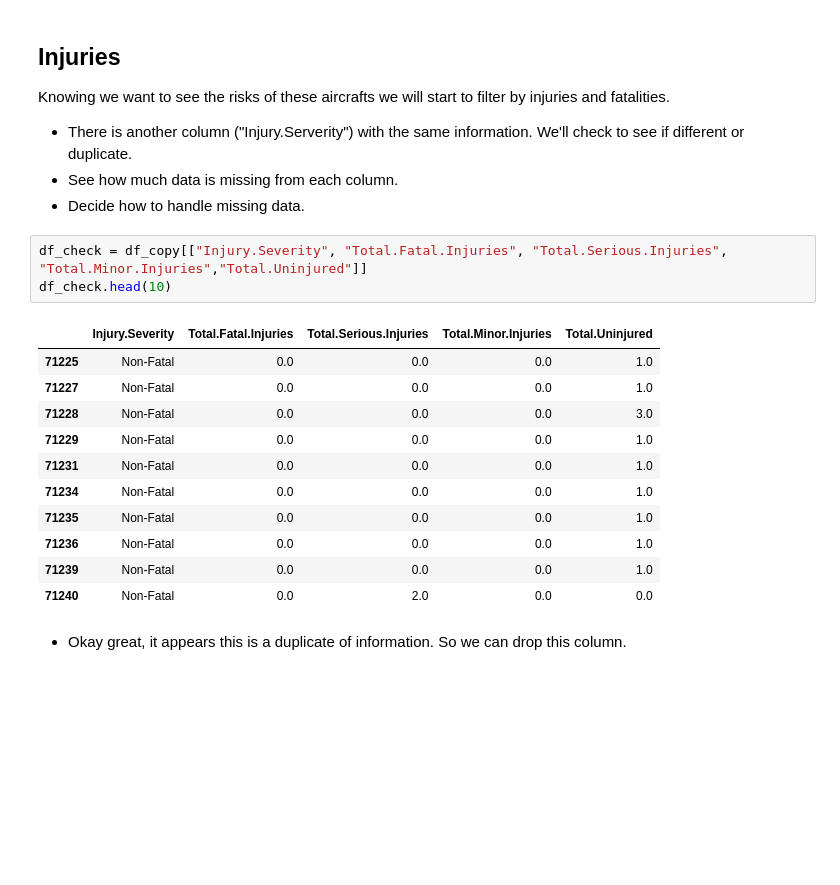
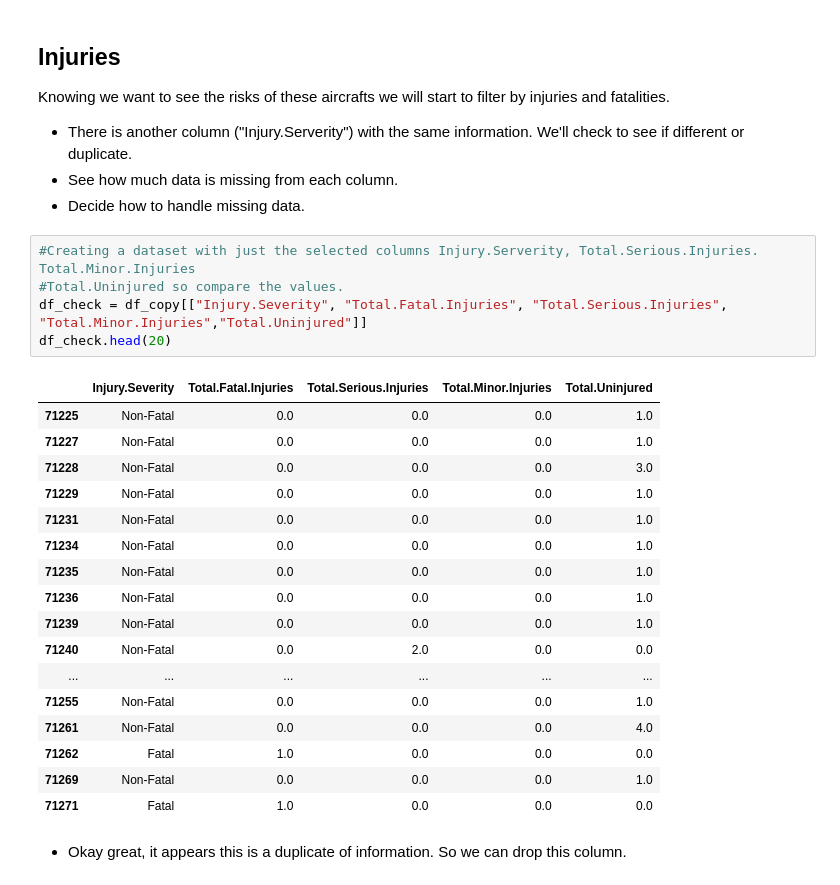
Before and after one commit to ginaguerin/Aviation-Saftey-Analysis, a Jupyter notebook: Index.ipynb, the cells around one changed output. Drawn from its saved outputs; the diff is of its cells as text; blank space fills up the shorter version.

```diff
--- a/Index.ipynb
+++ b/Index.ipynb
@@ -155,20 +120,28 @@ Knowing we want to see the risks of these aircrafts we will start to filter by i
 - See how much data is missing from each column.
 - Decide how to handle missing data.
 # %%
+#Creating a dataset with just the selected columns Injury.Serverity, Total.Serious.Injuries. Total.Minor.Injuries
+#Total.Uninjured so compare the values.
 df_check = df_copy[["Injury.Severity", "Total.Fatal.Injuries", "Total.Serious.Injuries", "Total.Minor.Injuries","Total.Uninjured"]]
-df_check.head(10)
+df_check.head(20)
 # %% [output]
 |  | Injury.Severity | Total.Fatal.Injuries | Total.Serious.Injuries | Total.Minor.Injuries | Total.Uninjured |
 | 71225 | Non-Fatal | 0.0 | 0.0 | 0.0 | 1.0 |
 | 71227 | Non-Fatal | 0.0 | 0.0 | 0.0 | 1.0 |
 | 71228 | Non-Fatal | 0.0 | 0.0 | 0.0 | 3.0 |
 | 71229 | Non-Fatal | 0.0 | 0.0 | 0.0 | 1.0 |
 | 71231 | Non-Fatal | 0.0 | 0.0 | 0.0 | 1.0 |
 | 71234 | Non-Fatal | 0.0 | 0.0 | 0.0 | 1.0 |
 | 71235 | Non-Fatal | 0.0 | 0.0 | 0.0 | 1.0 |
 | 71236 | Non-Fatal | 0.0 | 0.0 | 0.0 | 1.0 |
 | 71239 | Non-Fatal | 0.0 | 0.0 | 0.0 | 1.0 |
 | 71240 | Non-Fatal | 0.0 | 2.0 | 0.0 | 0.0 |
+| ... | ... | ... | ... | ... | ... |
+| 71255 | Non-Fatal | 0.0 | 0.0 | 0.0 | 1.0 |
+| 71261 | Non-Fatal | 0.0 | 0.0 | 0.0 | 4.0 |
+| 71262 | Fatal | 1.0 | 0.0 | 0.0 | 0.0 |
+| 71269 | Non-Fatal | 0.0 | 0.0 | 0.0 | 1.0 |
+| 71271 | Fatal | 1.0 | 0.0 | 0.0 | 0.0 |
 # %% [markdown]
 - Okay great, it appears this is a duplicate of information.
 So we can drop this column.
```
Also changed, not shown: parts of 35 cells of this notebook, 9 other files.
